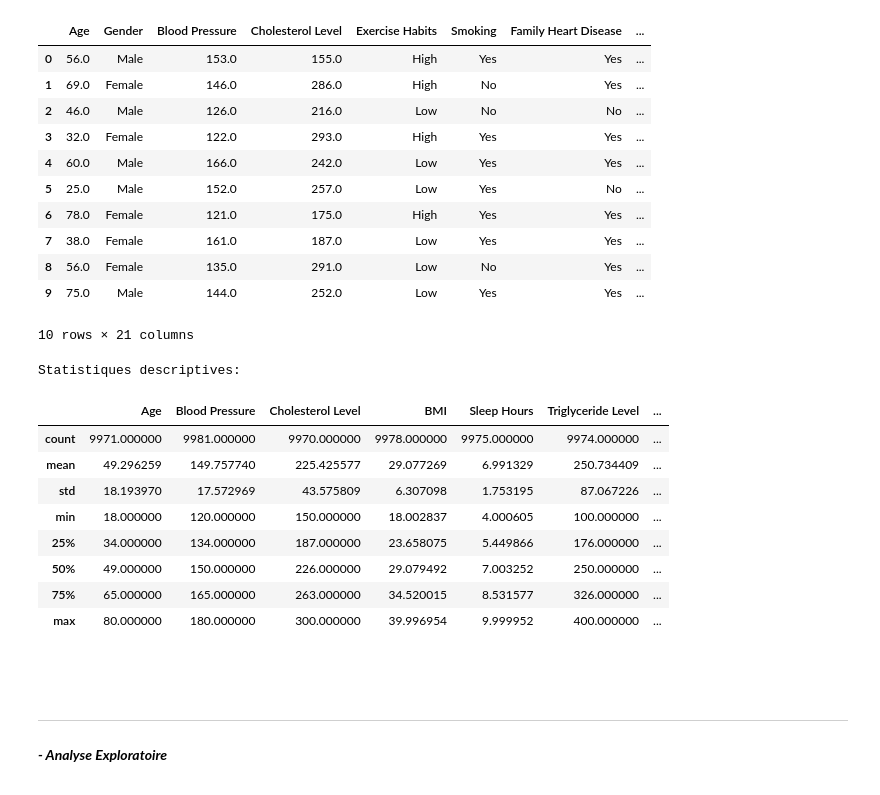
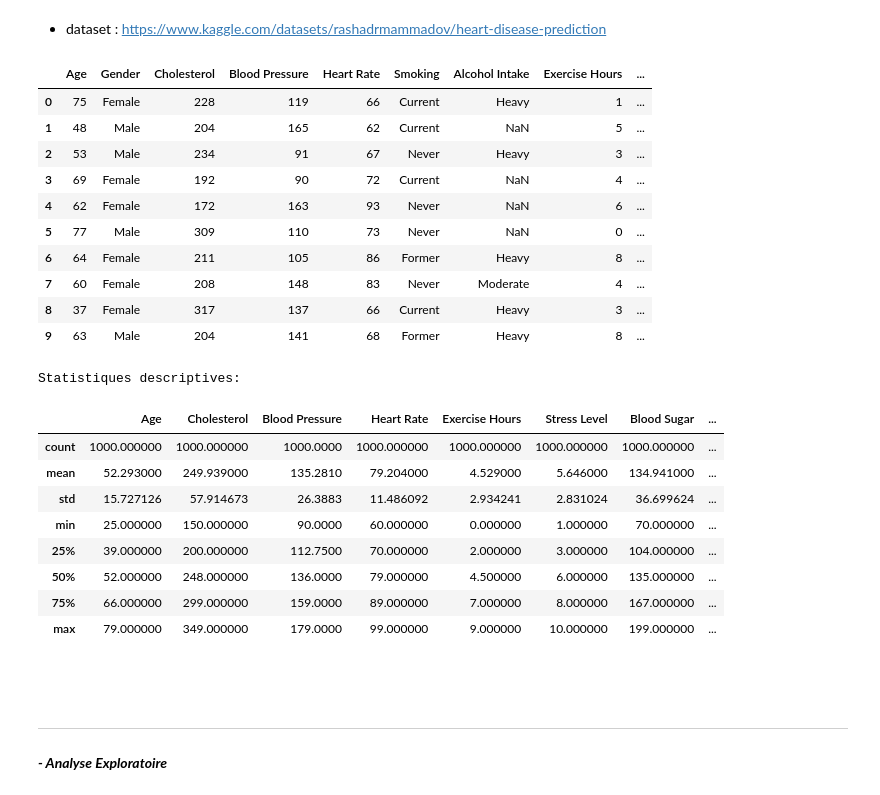
Before and after one commit to Jeathu/corai, a Jupyter notebook: notebooks/corai_expo.ipynb, the cells around one changed output. Saved outputs shown, nothing was run; the diff lists cells and outputs as text; code cells hidden in the pictures.

```diff
--- a/notebooks/corai_expo.ipynb
+++ b/notebooks/corai_expo.ipynb
@@ -4,36 +4,37 @@ import numpy as np
 import warnings
 from pathlib import Path
 warnings.filterwarnings('ignore')
+# %% [markdown]
+* dataset : https://www.kaggle.com/datasets/rashadrmammadov/heart-disease-prediction
 # %%
-df = pd.read_csv("../data/raw/heart_disease.csv", sep=",")
+df = pd.read_csv("../data/raw/heart_disease_dataset.csv", sep=",")
 df.head(10)
 # %% [output]
-|  | Age | Gender | Blood Pressure | Cholesterol Level | Exercise Habits | Smoking | Family Heart Disease | ... |
-| 0 | 56.0 | Male | 153.0 | 155.0 | High | Yes | Yes | ... |
-| 1 | 69.0 | Female | 146.0 | 286.0 | High | No | Yes | ... |
-| 2 | 46.0 | Male | 126.0 | 216.0 | Low | No | No | ... |
-| 3 | 32.0 | Female | 122.0 | 293.0 | High | Yes | Yes | ... |
-| 4 | 60.0 | Male | 166.0 | 242.0 | Low | Yes | Yes | ... |
-| 5 | 25.0 | Male | 152.0 | 257.0 | Low | Yes | No | ... |
-| 6 | 78.0 | Female | 121.0 | 175.0 | High | Yes | Yes | ... |
-| 7 | 38.0 | Female | 161.0 | 187.0 | Low | Yes | Yes | ... |
-| 8 | 56.0 | Female | 135.0 | 291.0 | Low | No | Yes | ... |
-| 9 | 75.0 | Male | 144.0 | 252.0 | Low | Yes | Yes | ... |
+|  | Age | Gender | Cholesterol | Blood Pressure | Heart Rate | Smoking | Alcohol Intake | Exercise Hours | ... |
+| 0 | 75 | Female | 228 | 119 | 66 | Current | Heavy | 1 | ... |
+| 1 | 48 | Male | 204 | 165 | 62 | Current | NaN | 5 | ... |
+| 2 | 53 | Male | 234 | 91 | 67 | Never | Heavy | 3 | ... |
+| 3 | 69 | Female | 192 | 90 | 72 | Current | NaN | 4 | ... |
+| 4 | 62 | Female | 172 | 163 | 93 | Never | NaN | 6 | ... |
+| 5 | 77 | Male | 309 | 110 | 73 | Never | NaN | 0 | ... |
+| 6 | 64 | Female | 211 | 105 | 86 | Former | Heavy | 8 | ... |
+| 7 | 60 | Female | 208 | 148 | 83 | Never | Moderate | 4 | ... |
+| 8 | 37 | Female | 317 | 137 | 66 | Current | Heavy | 3 | ... |
+| 9 | 63 | Male | 204 | 141 | 68 | Former | Heavy | 8 | ... |
-10 rows × 21 columns
 # %%
 print("\nStatistiques descriptives:")
 df.describe()
 # %% [output]
 Statistiques descriptives:
-|  | Age | Blood Pressure | Cholesterol Level | BMI | Sleep Hours | Triglyceride Level | ... |
-| count | 9971.000000 | 9981.000000 | 9970.000000 | 9978.000000 | 9975.000000 | 9974.000000 | ... |
-| mean | 49.296259 | 149.757740 | 225.425577 | 29.077269 | 6.991329 | 250.734409 | ... |
-| std | 18.193970 | 17.572969 | 43.575809 | 6.307098 | 1.753195 | 87.067226 | ... |
-| min | 18.000000 | 120.000000 | 150.000000 | 18.002837 | 4.000605 | 100.000000 | ... |
-| 25% | 34.000000 | 134.000000 | 187.000000 | 23.658075 | 5.449866 | 176.000000 | ... |
-| 50% | 49.000000 | 150.000000 | 226.000000 | 29.079492 | 7.003252 | 250.000000 | ... |
-| 75% | 65.000000 | 165.000000 | 263.000000 | 34.520015 | 8.531577 | 326.000000 | ... |
-| max | 80.000000 | 180.000000 | 300.000000 | 39.996954 | 9.999952 | 400.000000 | ... |
+|  | Age | Cholesterol | Blood Pressure | Heart Rate | Exercise Hours | Stress Level | Blood Sugar | ... |
+| count | 1000.000000 | 1000.000000 | 1000.0000 | 1000.000000 | 1000.000000 | 1000.000000 | 1000.000000 | ... |
+| mean | 52.293000 | 249.939000 | 135.2810 | 79.204000 | 4.529000 | 5.646000 | 134.941000 | ... |
+| std | 15.727126 | 57.914673 | 26.3883 | 11.486092 | 2.934241 | 2.831024 | 36.699624 | ... |
+| min | 25.000000 | 150.000000 | 90.0000 | 60.000000 | 0.000000 | 1.000000 | 70.000000 | ... |
+| 25% | 39.000000 | 200.000000 | 112.7500 | 70.000000 | 2.000000 | 3.000000 | 104.000000 | ... |
+| 50% | 52.000000 | 248.000000 | 136.0000 | 79.000000 | 4.500000 | 6.000000 | 135.000000 | ... |
+| 75% | 66.000000 | 299.000000 | 159.0000 | 89.000000 | 7.000000 | 8.000000 | 167.000000 | ... |
+| max | 79.000000 | 349.000000 | 179.0000 | 99.000000 | 9.000000 | 10.000000 | 199.000000 | ... |
 # %% [markdown]
 <br>
 <br>
```
Also changed, not shown: parts of 21 cells of this notebook.
